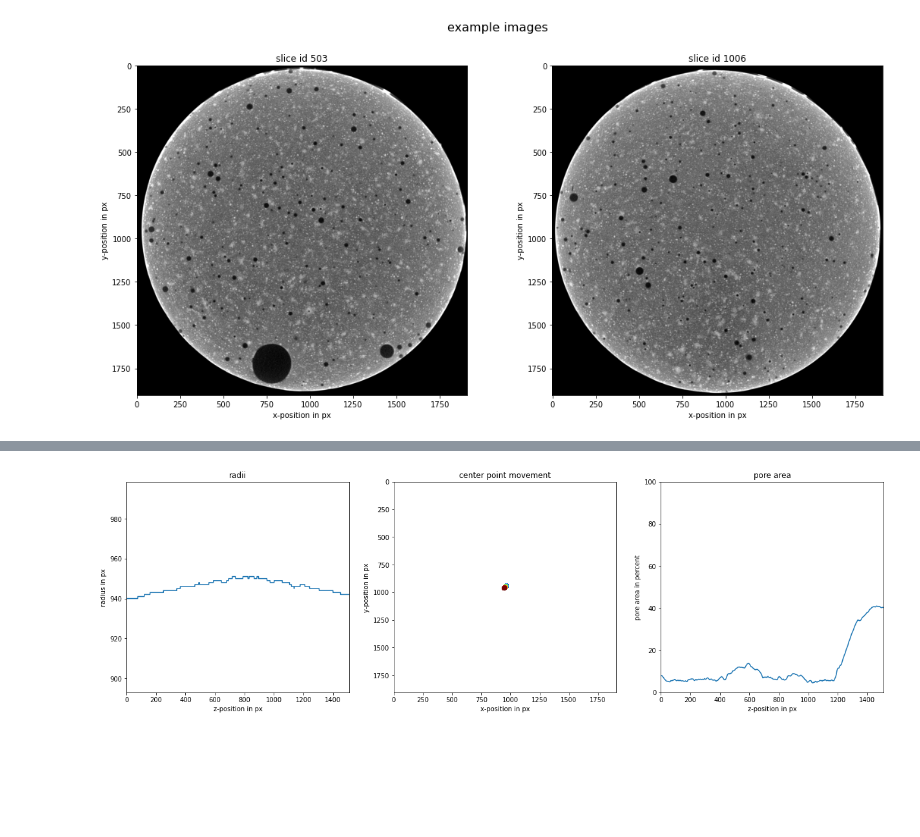
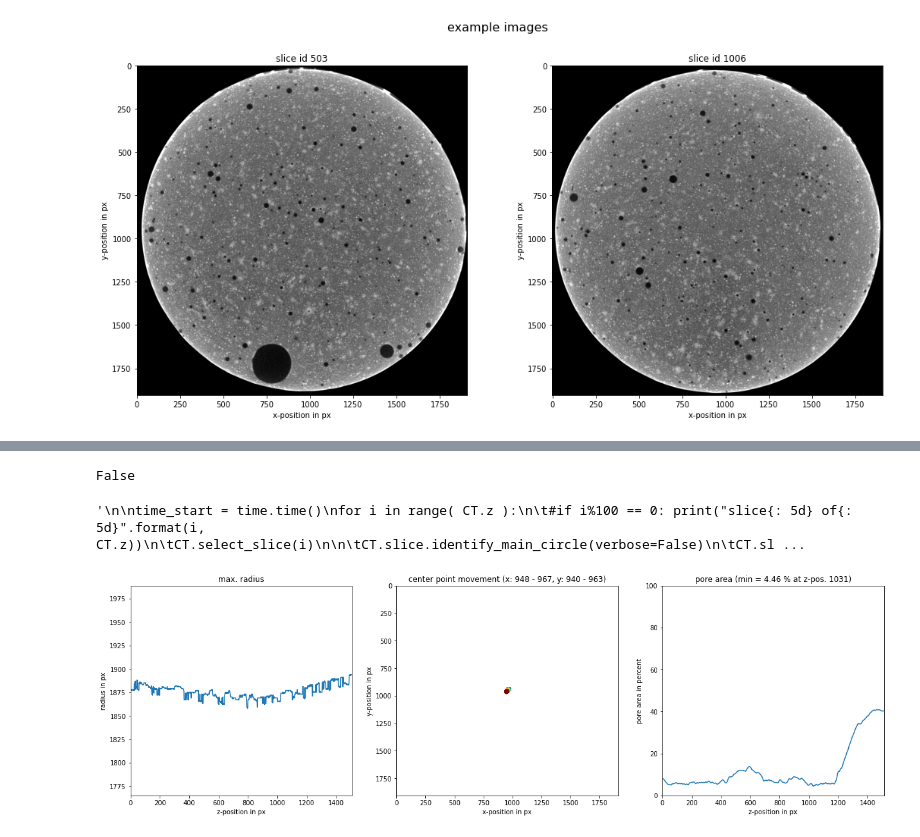
Before and after one commit to kleinerELM/CT_edge_hardening_remover, a Jupyter notebook: edge hardening remover_batch.ipynb, the cells around one changed output, grey strips where cells are left out. Cells and saved outputs as stored; diff of their text form; code cells hidden in the pictures; blank space fills up the shorter version.

Commit message:
Trying to apply correction to all slices

```diff
--- a/edge hardening remover_batch.ipynb
+++ b/edge hardening remover_batch.ipynb
@@ -15,7 +13,8 @@ home_dir = os.path.abspath("")
 ## load file
 # %%
 #filepath_noisy = filedialog.askopenfilename(title='Please select the image',filetypes=[("Tiff images", "*.tif;*.tiff")])
-tiff_file  = home_dir + os.sep + '84d tiff.tif'
+file_name = '84d tiff'
+tiff_file = home_dir + os.sep + file_name + '.tif'
 CT = f.CTPreprocessor(tiff_file)
 # %% [output]
 Dimensions: z = 1510, h = 1905, w = 1908 [px]
@@ -30,16 +28,0 @@ CT.show_example_slices()
-# %%
-circle_radii   = np.empty((CT.z,) , dtype = np.int16 )
-circle_centers = np.empty((CT.z,2), dtype = np.int32 )
-pore_areas	   = np.empty((CT.z,) , dtype = np.float64 )
-
-for i in range( CT.z ):
-	if i%100 == 0: print("slice{: 5d} of{: 5d}".format(i, CT.z))
-	CT.select_slice(i)
-
-	CT.identify_main_circle(verbose=False)
-	CT.get_main_circle()
-	CT.identify_pores()
-
-	circle_radii[i]   = CT.min_length    # not really r
-	circle_centers[i] = CT.center
-	pore_areas[i]     = CT.pore_area_percent*100
@@ -69,27 +140,77 @@ print(circle_radii.shape)
+# %%
+file_name = '84d tiff'
+cv2.imwrite( home_dir + os.sep + file_name + '_fixed.tif', fixed_volume)
+cv2.imwrite( home_dir + os.sep + file_name + '_bg.tif', bg_diff_volume);
+# %% [output]
+False
+# %%
+"""
+
+time_start = time.time()
+for i in range( CT.z ):
+	#if i%100 == 0: print("slice{: 5d} of{: 5d}".format(i, CT.z))
+	CT.select_slice(i)
+
+	CT.slice.identify_main_circle(verbose=False)
+	CT.slice.get_main_circle()
+	CT.slice.identify_pores()
+
+	circle_max_radii[i]   = CT.slice.min_length    # not really r
+	circle_radii[i]   	  = CT.slice.radius    # not really r
+	circle_centers[i]     = CT.slice.center
+	pore_areas[i]         = CT.slice.pore_area_percent*100
+
+	CT.slice.remove_pores()
+
+	fit_data, bg_diff_volume[i], background, fixed_volume[i] = CT.fix_background( iterations= 2, verbose_level = 0 )
+	#fixed_volume[i] = (CT.slice - CT.polar_to_circle( CT.fit_to_polar( fit_data, CT.polar_image ) )) * np.logical_not( CT.inner_pores )#CT.remove_pores( background = background_difference )
+
+	if i%50 == 0:
+		time_end = time.time()
+		print("slice{: 5d} of{: 5d} ({:.1f} s)".format(i, CT.z, time_end-time_start))
+		time_start = time_end
+	if i%250 == 0:
+		fig, ax = plt.subplots(1,3, figsize=(18,6))
+		ax[0].imshow( CT.slice, cmap='gray' )
+		ax[0].set_title( "slice{: 5d} of{: 5d}".format(i, CT.z) )
+		ax[1].imshow( bg_diff_volume[i], cmap='gray' )
+		ax[1].set_title( "background correction" )
+		ax[2].imshow( fixed_volume[i], cmap='gray' )
+		ax[2].set_title( "corrected slice" )
+		plt.show()
+
+
+circle_centers = np.swapaxes(circle_centers,0,1)
+
+min_pore_pos = np.argmin(pore_areas)
+
+"""
+# %% [output]
+'\n\ntime_start = time.time()\nfor i in range( CT.z ):\n\t#if i%100 == 0: print("slice{: 5d} of{: 5d}".format(i, CT.z))\n\tCT.select_slice(i)\n\n\tCT.slice.identify_main_circle(verbose=False)\n\tCT.sl ...
 # %%
 fig, ax = plt.subplots(1,3, figsize=(21,6))
 
 ax[0].plot( range(CT.z), circle_radii )
 ax[0].set_xlim((0, CT.z))
 ax[0].set_ylim((circle_radii.min()*0.95, circle_radii.max()*1.05))
-ax[0].set_title( "radii" )
+ax[0].set_title( "max. radius" )
 ax[0].set_xlabel("z-position in {}".format(CT.unit))
 ax[0].set_ylabel("radius in {}".format(CT.unit))
 
-ax[1].scatter(*zip(*circle_centers), c=range(CT.z), cmap='turbo')
+ax[1].scatter(circle_centers[0], circle_centers[1], c=range(CT.z), cmap='turbo')
 ax[1].set_xlim((0, CT.w))
 ax[1].set_ylim((CT.h, 0))
-ax[1].set_title( "center point movement" )
+ax[1].set_title( "center point movement (x: {:d} - {:d}, y: {:d} - {:d})".format(circle_centers[0].min(), circle_centers[0].max(), circle_centers[1].min(), circle_centers[1].max()) )
 ax[1].set_xlabel("x-position in {}".format(CT.unit))
 ax[1].set_ylabel("y-position in {}".format(CT.unit))
 
 ax[2].plot( range(CT.z), pore_areas )
-ax[2].set_title( "pore area" )
+ax[2].set_title( "pore area (min = {:.2f} % at z-pos. {:d})".format(pore_areas[min_pore_pos], min_pore_pos) )
 ax[2].set_xlim((0, CT.z))
 ax[2].set_ylim((0, 100))
 ax[2].set_xlabel("z-position in {}".format(CT.unit))
 ax[2].set_ylabel("pore area in percent")
 
 plt.show()
 # %% [output]
-[figure, old version]
+[figure, new version]
```
Also changed, not shown: parts of 12 cells of this notebook.
